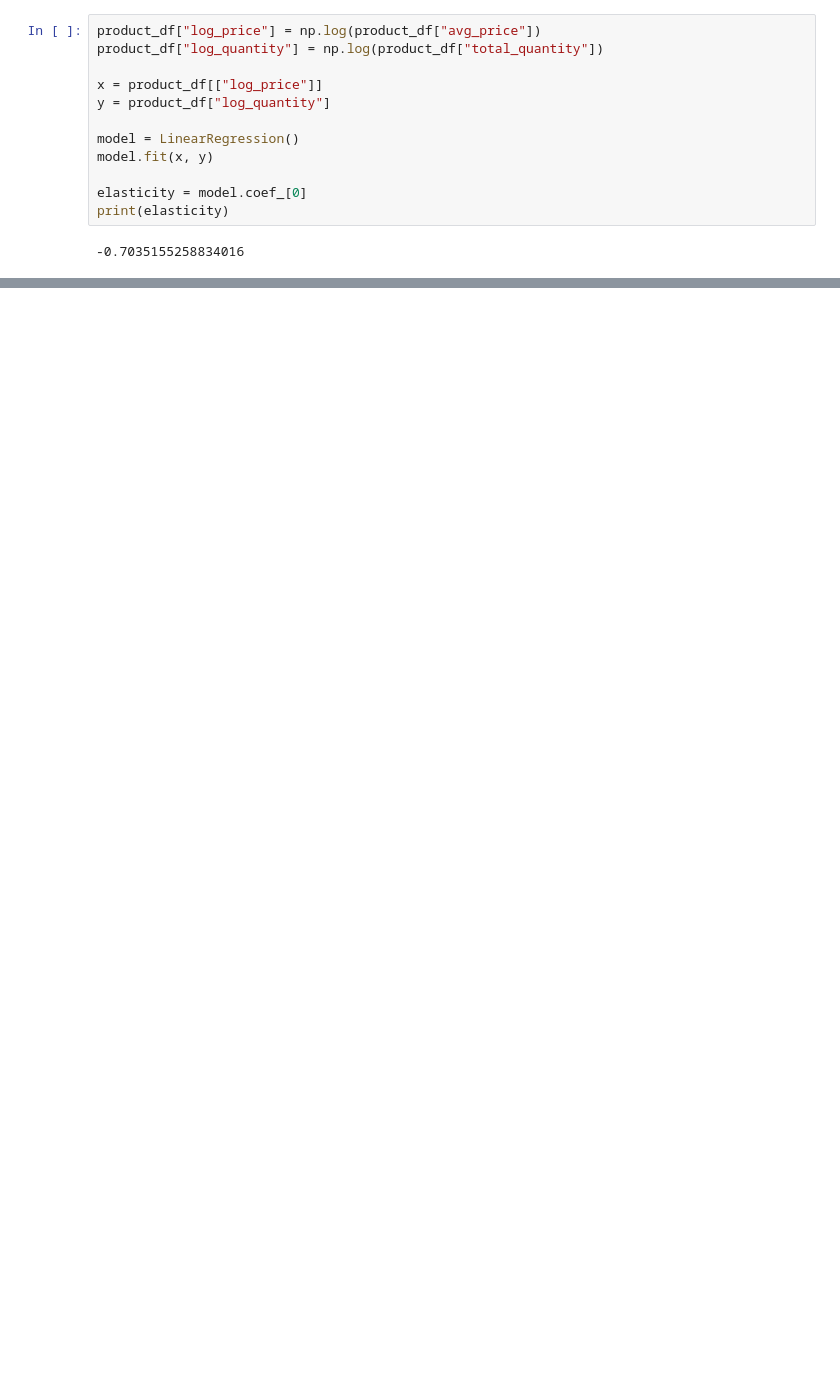
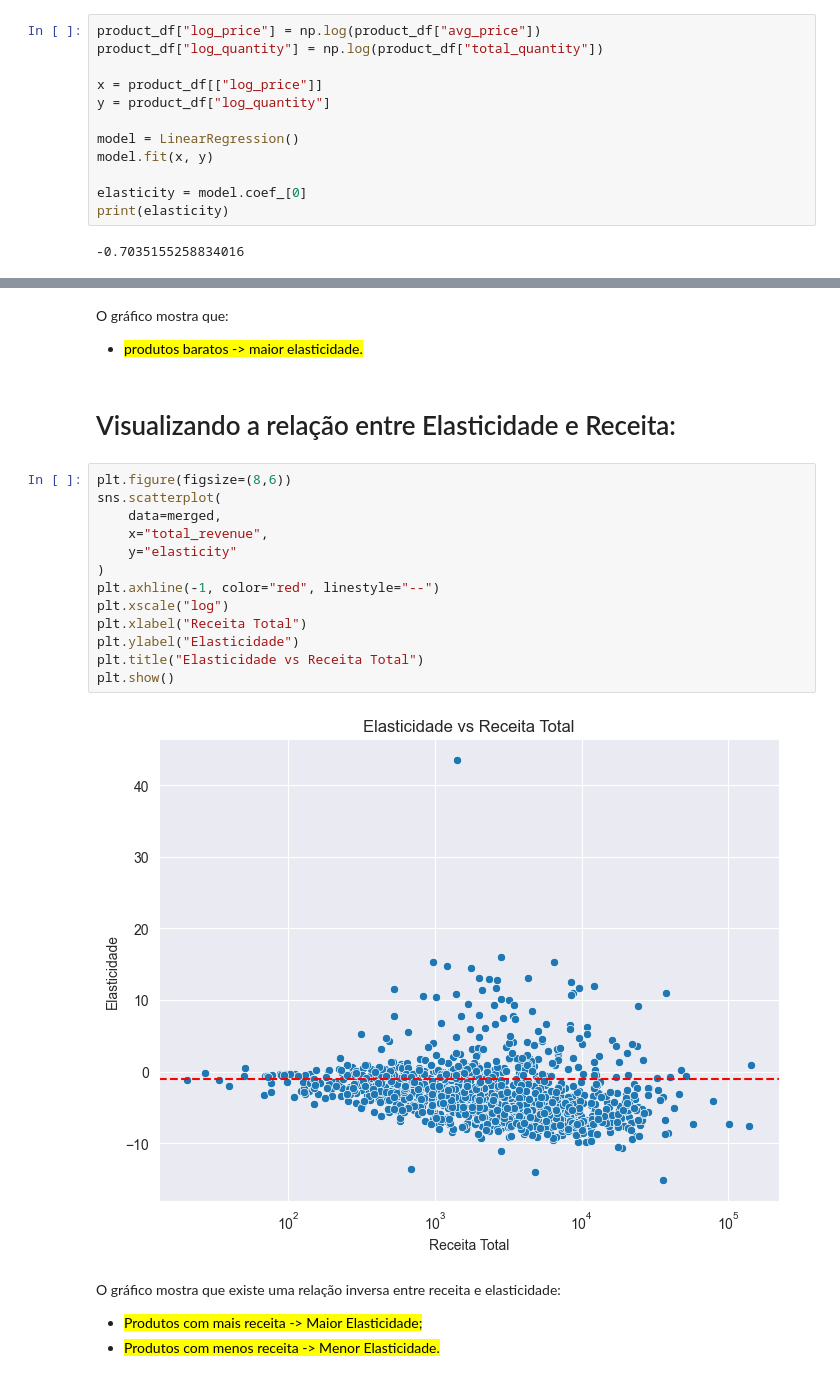
Before and after one commit to PhysicTeacherCode/Pricing-Customer-and-Recommendation, a Jupyter notebook: notebooks/2_pricing_sensitivity.ipynb, the cells around one changed output, grey strips where cells are left out. Saved outputs shown, nothing was run; the diff lists cells and outputs as text; blank space fills up the shorter version.

```diff
--- a/notebooks/2_pricing_sensitivity.ipynb
+++ b/notebooks/2_pricing_sensitivity.ipynb
@@ -123,0 +231,24 @@ print(elasticity)
+# %% [markdown]
+O gráfico mostra que:
+- <mark>produtos baratos -> maior elasticidade.</mark>
+# %% [markdown]
+# Visualizando a relação entre Elasticidade e Receita:
+# %%
+plt.figure(figsize=(8,6))
+sns.scatterplot(
+    data=merged,
+    x="total_revenue",
+    y="elasticity"
+)
+plt.axhline(-1, color="red", linestyle="--")
+plt.xscale("log")
+plt.xlabel("Receita Total")
+plt.ylabel("Elasticidade")
+plt.title("Elasticidade vs Receita Total")
+plt.show()
+# %% [output]
+[figure, added]
+# %% [markdown]
+O gráfico mostra que existe uma relação inversa entre receita e elasticidade:
+- <mark>Produtos com mais receita -> Maior Elasticidade;</mark>
+- <mark>Produtos com menos receita -> Menor Elasticidade.</mark>
```
Also changed, not shown: parts of 15 cells of this notebook.
